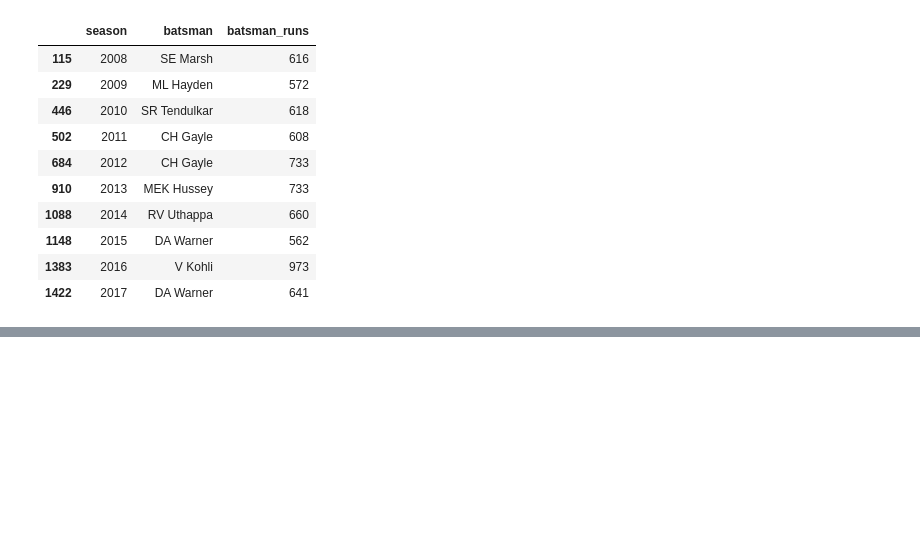
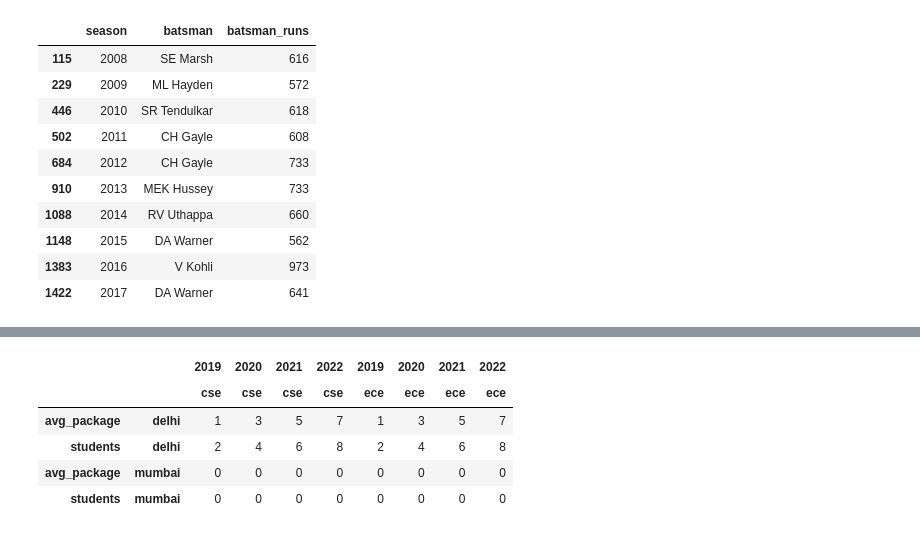
Before and after one commit to priyansh-commits/practice, a Jupyter notebook: Untitled2.ipynb, the cells around one changed output, grey strips where cells are left out. Cells and saved outputs as stored; diff of their text form; code cells hidden in the pictures; blank space fills up the shorter version.

```diff
--- a/Untitled2.ipynb
+++ b/Untitled2.ipynb
@@ -1131,0 +1166,9 @@ dtype: int64
+# %%
+c.transpose().swaplevel(axis=1).swaplevel(axis=0)
+# %% [output]
+|  |  | 2019 | 2020 | 2021 | 2022 | 2019 | 2020 | 2021 | 2022 |
+|  |  | cse | cse | cse | cse | ece | ece | ece | ece |
+| avg_package | delhi | 1 | 3 | 5 | 7 | 1 | 3 | 5 | 7 |
+| students | delhi | 2 | 4 | 6 | 8 | 2 | 4 | 6 | 8 |
+| avg_package | mumbai | 0 | 0 | 0 | 0 | 0 | 0 | 0 | 0 |
+| students | mumbai | 0 | 0 | 0 | 0 | 0 | 0 | 0 | 0 |
```
Also changed, not shown: parts of 3 cells of this notebook.
